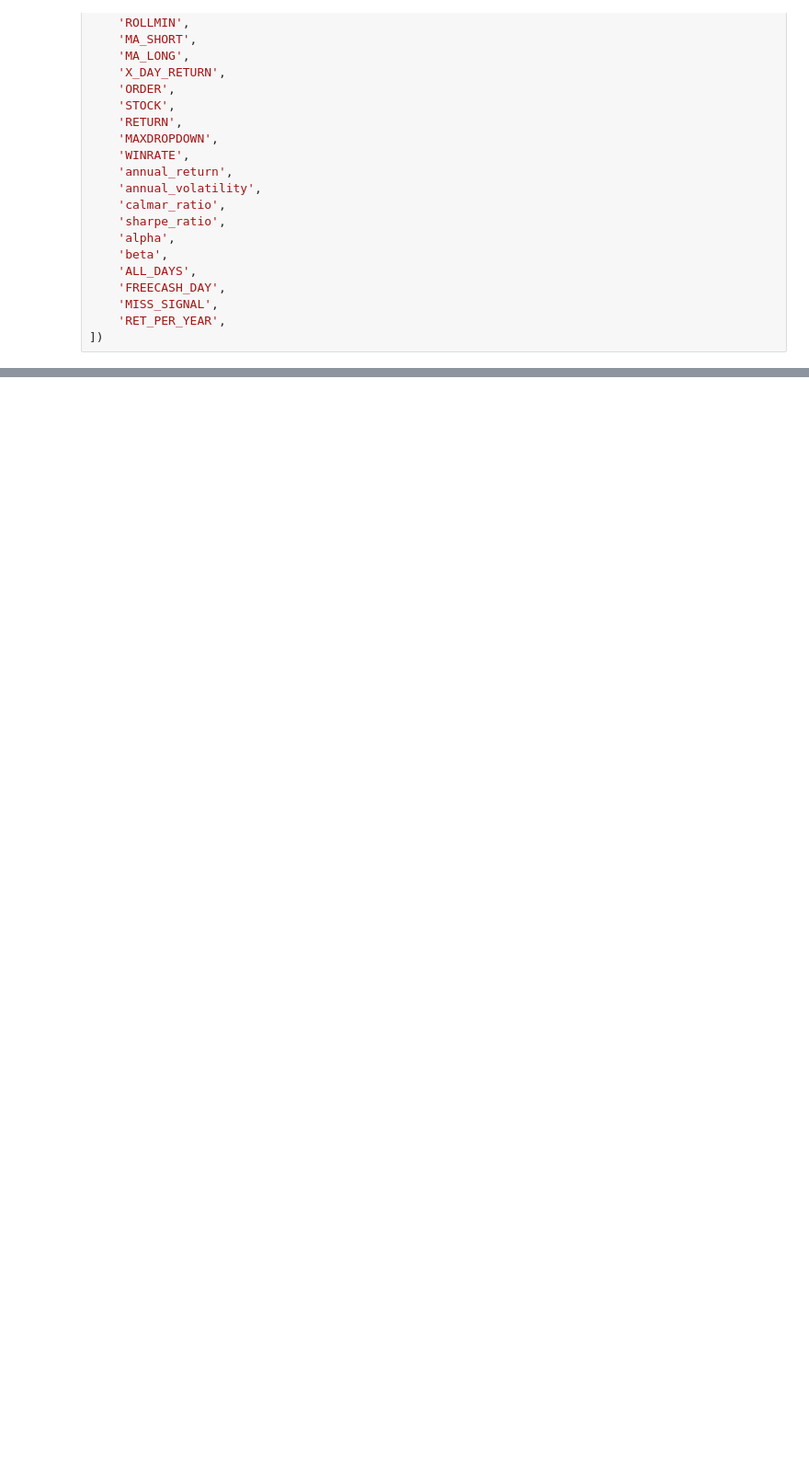
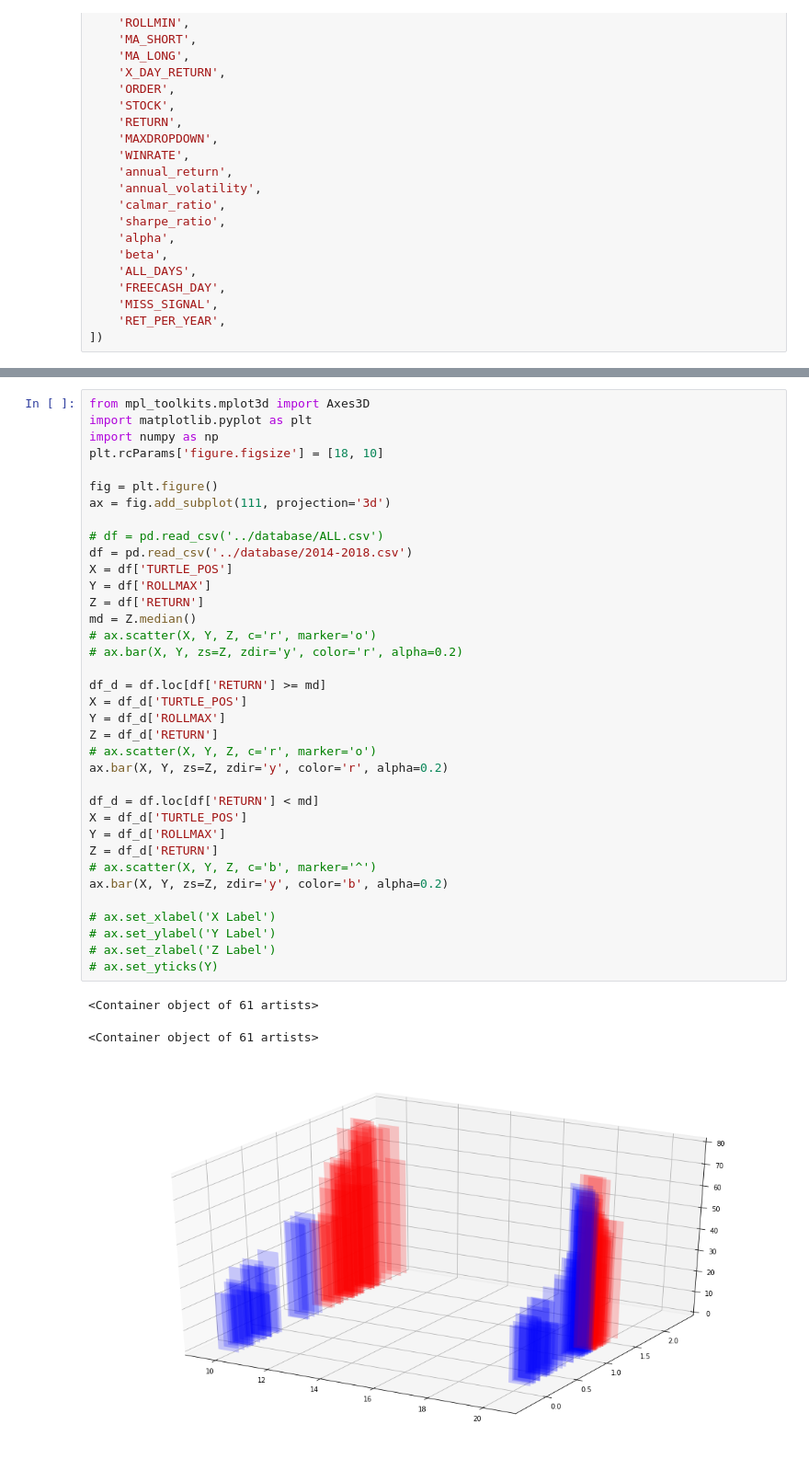
Before and after one commit to dxcv/ML4M, a Jupyter notebook: notebook/turtle_2system_common_score.ipynb, the cells around one changed output, grey strips where cells are left out. Shown at 92% size. Saved outputs shown, nothing was run; the diff lists cells and outputs as text; blank space fills up the shorter version.

```diff
--- a/notebook/turtle_2system_common_score.ipynb
+++ b/notebook/turtle_2system_common_score.ipynb
@@ -664,0 +684,40 @@ ax = df.plot(kind='line', y=['annual_volatility'], secondary_y=True, linewidth=1
+# %%
+from mpl_toolkits.mplot3d import Axes3D
+import matplotlib.pyplot as plt
+import numpy as np
+plt.rcParams['figure.figsize'] = [18, 10]
+
+fig = plt.figure()
+ax = fig.add_subplot(111, projection='3d')
+
+# df = pd.read_csv('../database/ALL.csv')
+df = pd.read_csv('../database/2014-2018.csv')
+X = df['TURTLE_POS']
+Y = df['ROLLMAX']
+Z = df['RETURN']
+md = Z.median()
+# ax.scatter(X, Y, Z, c='r', marker='o')
+# ax.bar(X, Y, zs=Z, zdir='y', color='r', alpha=0.2)
+
+df_d = df.loc[df['RETURN'] >= md]
+X = df_d['TURTLE_POS']
+Y = df_d['ROLLMAX']
+Z = df_d['RETURN']
+# ax.scatter(X, Y, Z, c='r', marker='o')
+ax.bar(X, Y, zs=Z, zdir='y', color='r', alpha=0.2)
+
+df_d = df.loc[df['RETURN'] < md]
+X = df_d['TURTLE_POS']
+Y = df_d['ROLLMAX']
+Z = df_d['RETURN']
+# ax.scatter(X, Y, Z, c='b', marker='^')
+ax.bar(X, Y, zs=Z, zdir='y', color='b', alpha=0.2)
+
+# ax.set_xlabel('X Label')
+# ax.set_ylabel('Y Label')
+# ax.set_zlabel('Z Label')
+# ax.set_yticks(Y)
+# %% [output]
+<Container object of 61 artists>
+<Container object of 61 artists>
+[figure, added]
```
Also changed, not shown: parts of 5 cells of this notebook, 3 other files.
